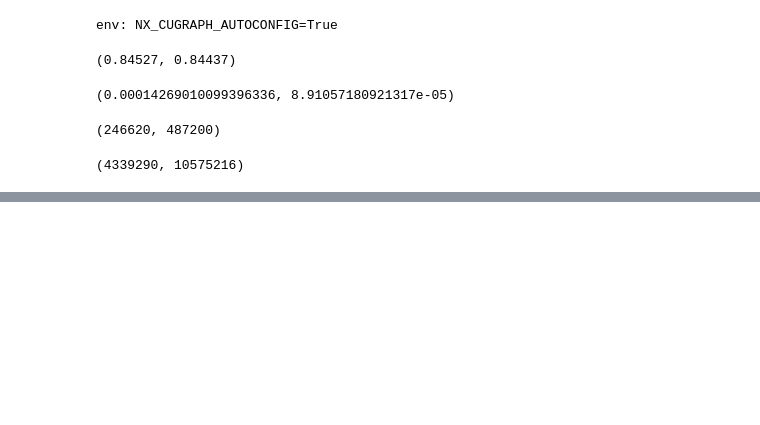
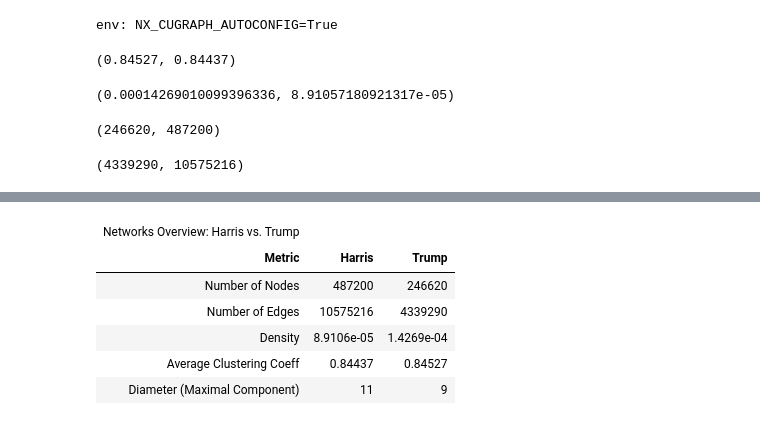
Before and after one commit to nitomanto/the-t-word, a Jupyter notebook: network.ipynb, the cells around one changed output, grey strips where cells are left out. Drawn from its saved outputs; the diff is of its cells as text; code cells hidden in the pictures; blank space fills up the shorter version.

```diff
--- a/network.ipynb
+++ b/network.ipynb
@@ -165,0 +207,11 @@ t_nedges, k_nedges
+# %%
+basic_stats = GT(stats_df).tab_header(title='Networks Overview: Harris vs. Trump')
+basic_stats.save('viz/gt_network_stats.png')
+# %% [output]
+| Networks Overview: Harris vs. Trump |  |  |
+| Metric | Harris | Trump |
+| Number of Nodes | 487200 | 246620 |
+| Number of Edges | 10575216 | 4339290 |
+| Density | 8.9106e-05 | 1.4269e-04 |
+| Average Clustering Coeff | 0.84437 | 0.84527 |
+| Diameter (Maximal Component) | 11 | 9 |
```
Also changed, not shown: parts of 15 cells of this notebook, 2 other files.
